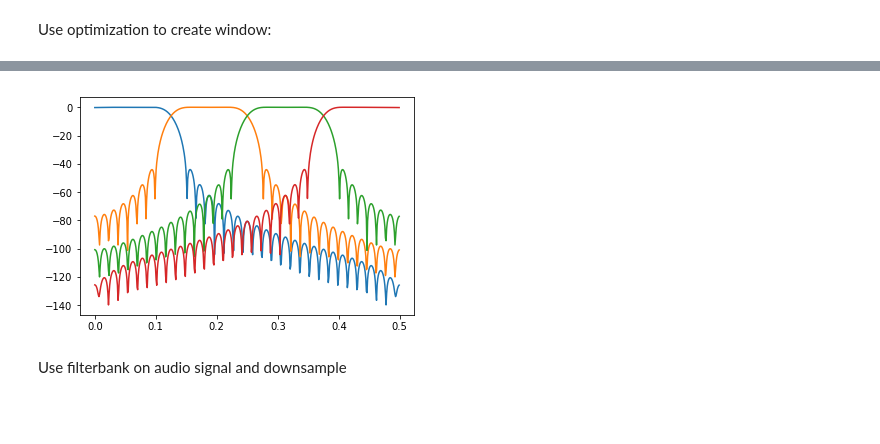
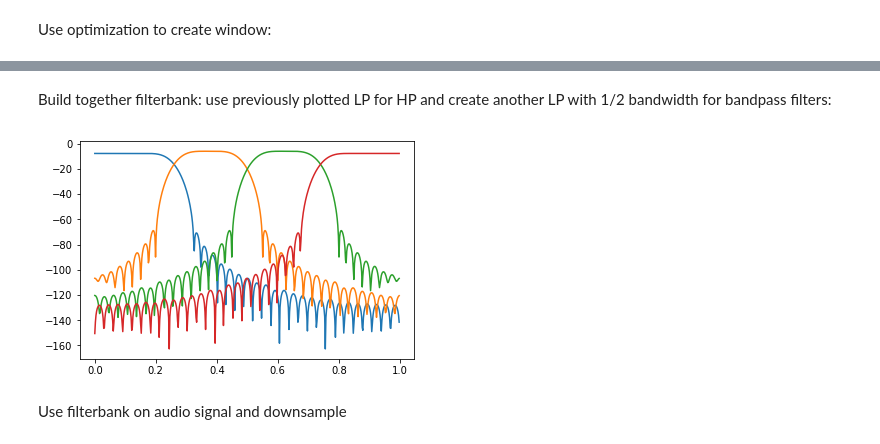
Before and after one commit to jole6826/MRSP, a Jupyter notebook: MRSP_sem3.ipynb, the cells around one changed output, grey strips where cells are left out. Saved outputs shown, nothing was run; the diff lists cells and outputs as text; code cells hidden in the pictures; blank space fills up the shorter version.

```diff
--- a/MRSP_sem3.ipynb
+++ b/MRSP_sem3.ipynb
@@ -114,0 +112,4 @@ FB = createFilterbank(nSubbands,nTabs)
+# %%
+wLp_sinc = np.pi * 0.25
+prototype_LpOpt = sincImpulse(nTabs, wLp_sinc) * h_opt
+prototype_old = sincImpulse(nTabs, wLp_sinc) * raisedCosWinow(nTabs)
@@ -114,0 +124,8 @@ FB = createFilterbank(nSubbands,nTabs)
+# %%
+omega, H =sig.freqz(prototype_LpOpt)
+plt.plot(omega/np.pi, 20*np.log10(abs(H)+1e-6))
+omega, H =sig.freqz(prototype_old)
+plt.plot(omega/np.pi, 20*np.log10(abs(H)+1e-6))
+plt.title('Comparison lowpass prototypes: frequency response')
+plt.legend(['Optimized Window LP', 'Raised Cos Window LP'])
+plt.show()
@@ -115,10 +134,38 @@ FB = createFilterbank(nSubbands,nTabs)
+# %% [markdown]
+Build together filterbank: use previously plotted LP for HP and create another LP with 1/2 bandwidth for bandpass filters:
+# %%
+fb = []
+
+#LP
+lp = 0.1 * prototype_LpOpt / max(abs(prototype_LpOpt))
+fb.append(lp)
+
+#BP1
+prototype_BpOpt = sincImpulse(nTabs, np.pi * 0.1) * h_opt
+mod_bp1 = cosModulator(nTabs, (2*1+1) * np.pi/(2*4))
+bp1 = prototype_BpOpt * mod_bp1
+bp1 = 0.1 * bp1 / max(abs(bp1))
+fb.append(bp1)
+
+#BP2
+mod_bp2 = cosModulator(nTabs, (2*2+1) * np.pi/(2*4))
+bp2 = prototype_BpOpt * mod_bp2
+bp2 = 0.1 * bp2 / max(abs(bp2))
+fb.append(bp2)
+
+
+#HP
+mod_hp = cosModulator(nTabs, np.pi)
+hp = prototype_LpOpt * mod_hp
+hp = 0.1 * hp / max(abs(hp))
+fb.append(hp)
 # %%
-for h in FB:
+for h in fb:
     W,H = sig.freqz(h)
-    plt.plot(w/(2*np.pi),20*np.log10(np.abs(H)))
+    plt.plot(W/(np.pi),20*np.log10(np.abs(H)))
 plt.show()
 # %% [output]
-[figure, old version]
+[figure, new version]
 # %% [markdown]
 Use filterbank on audio signal and downsample
 # %%
```
Also changed, not shown: parts of 26 cells of this notebook, 2 other files.
